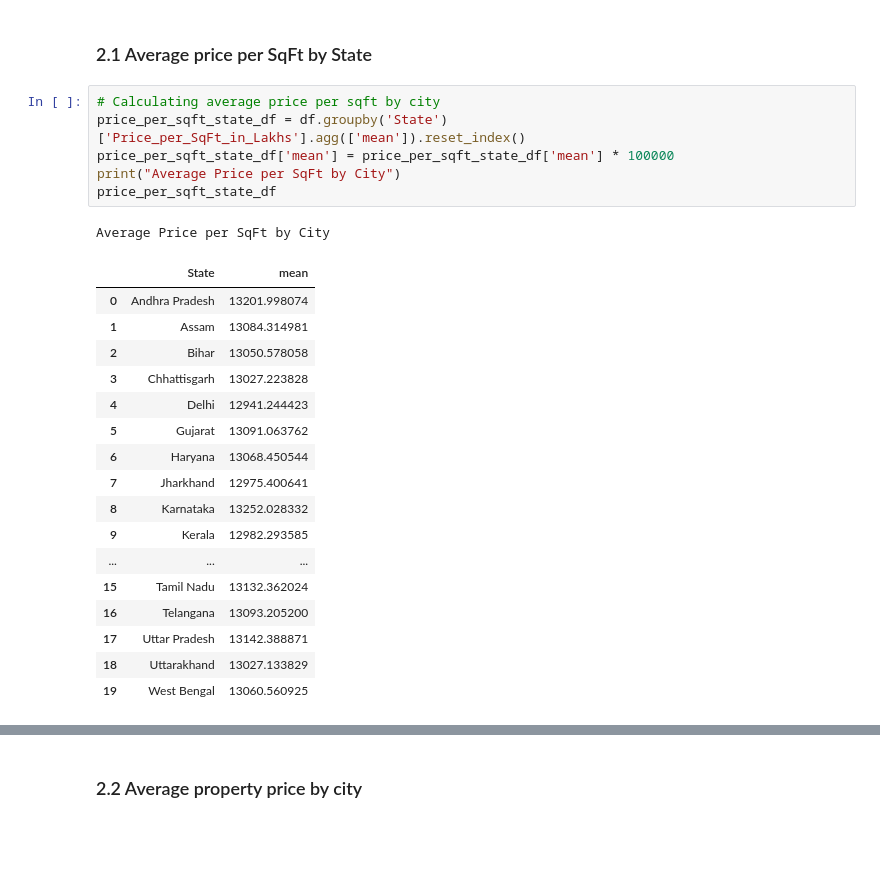
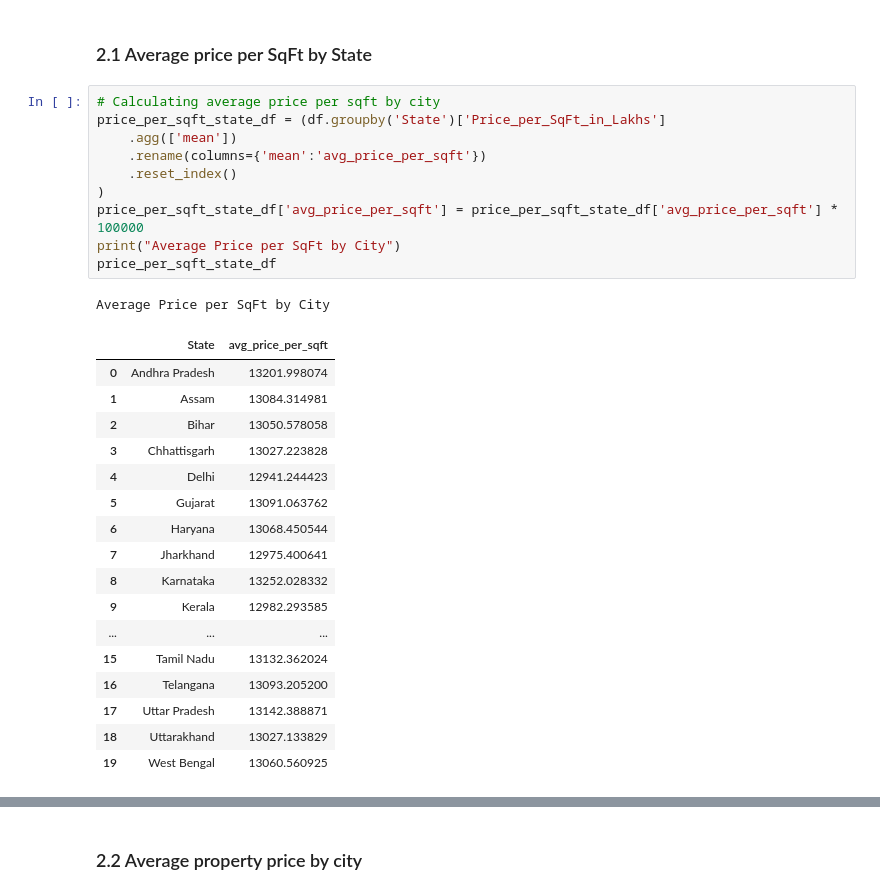
Before and after one commit to JS-Tharun/Real-Estate-Investment-Advisor, a Jupyter notebook: notebook.ipynb, the cells around one changed output, grey strips where cells are left out. Cells and saved outputs as stored; diff of their text form; blank space fills up the shorter version.

```diff
--- a/notebook.ipynb
+++ b/notebook.ipynb
@@ -1053,13 +1030,17 @@ There seems to be no unusual/rare (outliers) present in `Property Size`
 ### 2.1 Average price per SqFt by State
 # %%
 # Calculating average price per sqft by city
-price_per_sqft_state_df = df.groupby('State')['Price_per_SqFt_in_Lakhs'].agg(['mean']).reset_index()
-price_per_sqft_state_df['mean'] = price_per_sqft_state_df['mean'] * 100000
+price_per_sqft_state_df = (df.groupby('State')['Price_per_SqFt_in_Lakhs']
+    .agg(['mean'])
+    .rename(columns={'mean':'avg_price_per_sqft'})
+    .reset_index()
+)
+price_per_sqft_state_df['avg_price_per_sqft'] = price_per_sqft_state_df['avg_price_per_sqft'] * 100000
 print("Average Price per SqFt by City")
 price_per_sqft_state_df
 # %% [output]
 Average Price per SqFt by City
-|  | State | mean |
+|  | State | avg_price_per_sqft |
 | 0 | Andhra Pradesh | 13201.998074 |
 | 1 | Assam | 13084.314981 |
 | 2 | Bihar | 13050.578058 |
```
Also changed, not shown: parts of 9 cells of this notebook.
